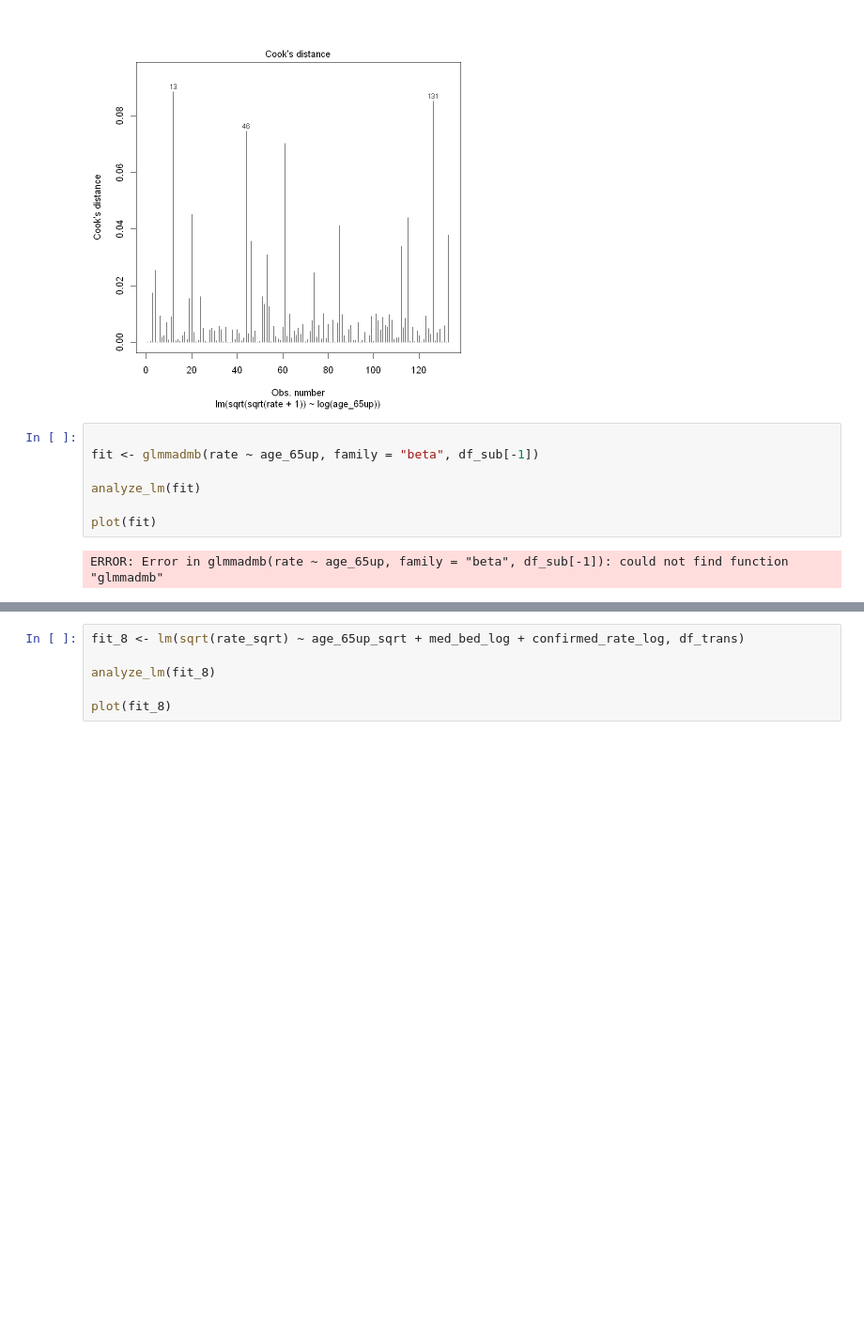
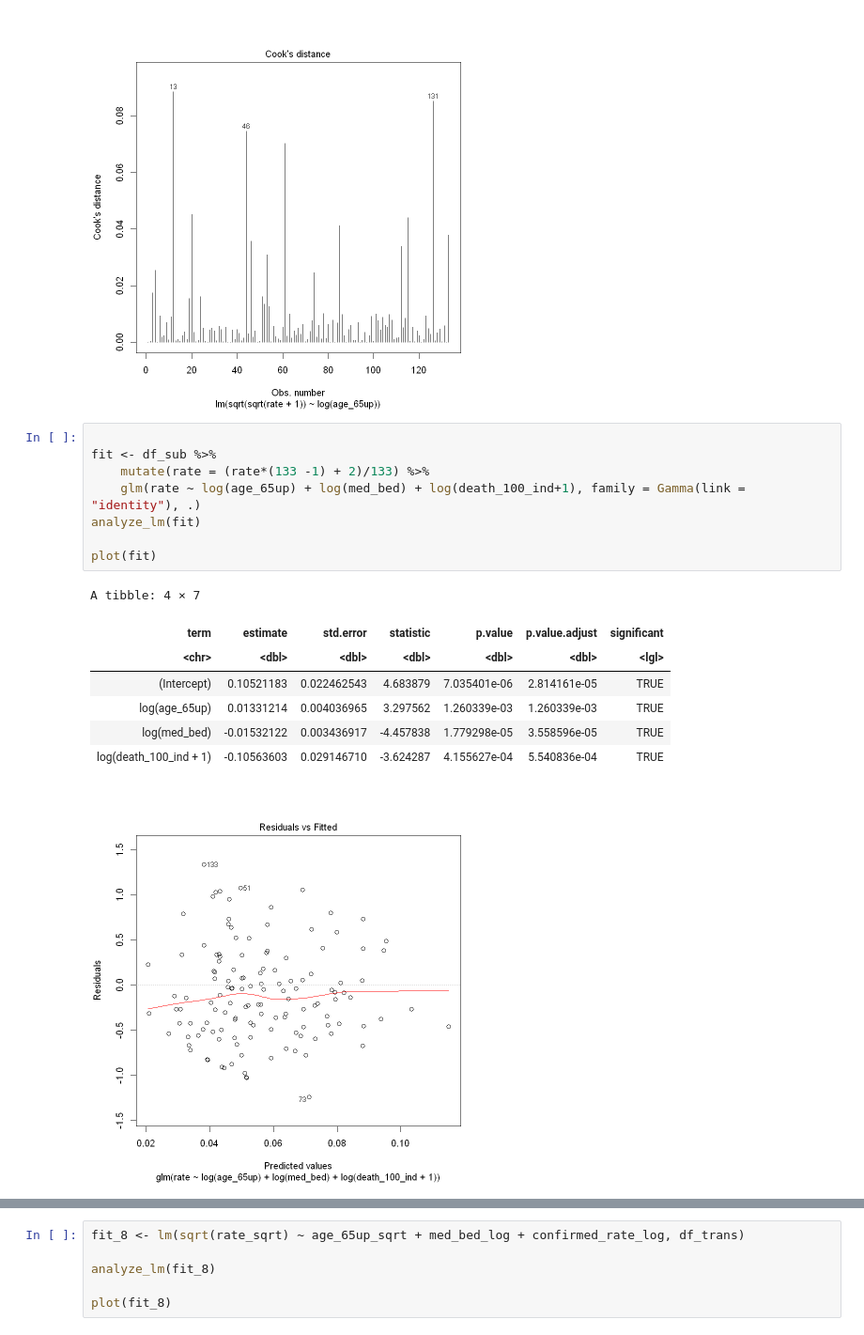
Before and after one commit to flizhou/age_effects_on_COVID-19, a Jupyter notebook: scripts/eda.ipynb, the cells around one changed output, grey strips where cells are left out. Shown at 94% size. Cells and saved outputs as stored; diff of their text form; blank space fills up the shorter version.

```diff
--- a/scripts/eda.ipynb
+++ b/scripts/eda.ipynb
@@ -1069,10 +1077,18 @@ plot(fit, which = 4)
 [figure]
 # %%
 
-fit <- glmmadmb(rate ~ age_65up, family = "beta", df_sub[-1])
-
+fit <- df_sub %>%
+    mutate(rate = (rate*(133 -1) + 2)/133) %>%
+    glm(rate ~ log(age_65up) + log(med_bed) + log(death_100_ind+1), family = Gamma(link = "identity"), .)
 analyze_lm(fit)
 
 plot(fit)
 # %% [output]
-ERROR: Error in glmmadmb(rate ~ age_65up, family = "beta", df_sub[-1]): could not find function "glmmadmb"
+A tibble: 4 × 7
+| term | estimate | std.error | statistic | p.value | p.value.adjust | significant |
+| <chr> | <dbl> | <dbl> | <dbl> | <dbl> | <dbl> | <lgl> |
+| (Intercept) | 0.10521183 | 0.022462543 | 4.683879 | 7.035401e-06 | 2.814161e-05 | TRUE |
+| log(age_65up) | 0.01331214 | 0.004036965 | 3.297562 | 1.260339e-03 | 1.260339e-03 | TRUE |
+| log(med_bed) | -0.01532122 | 0.003436917 | -4.457838 | 1.779298e-05 | 3.558596e-05 | TRUE |
+| log(death_100_ind + 1) | -0.10563603 | 0.029146710 | -3.624287 | 4.155627e-04 | 5.540836e-04 | TRUE |
+[figure, added]
```
Also changed, not shown: parts of 7 cells of this notebook.
